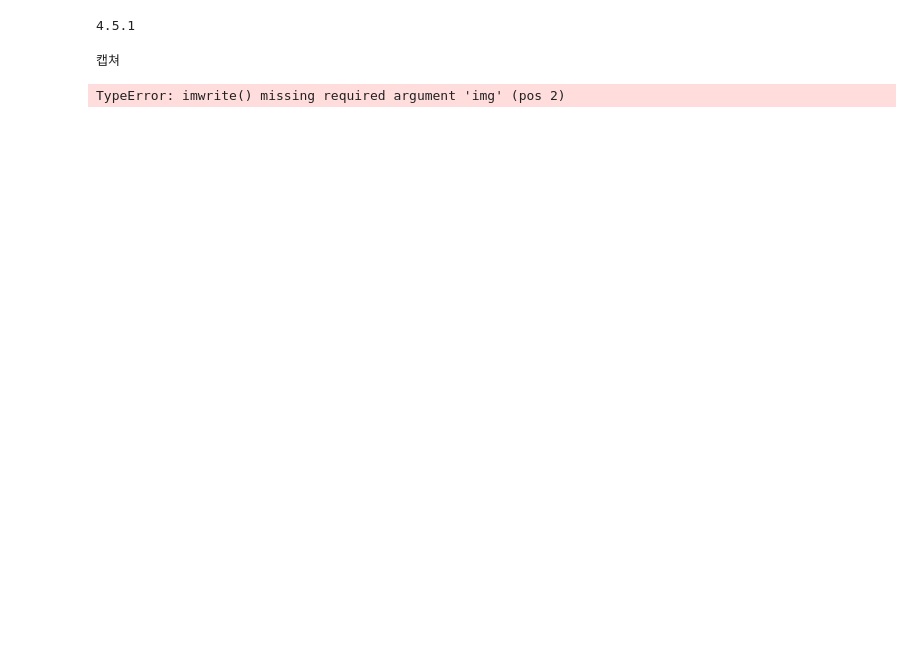
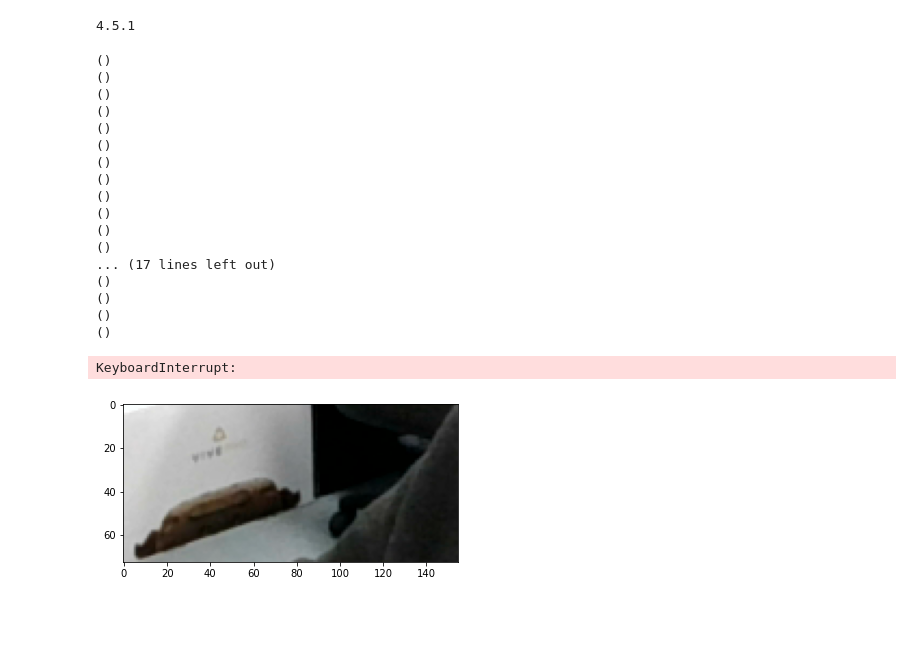
Before and after one commit to MinSoo97/joljak, a Jupyter notebook: yolo_test.ipynb, the cells around one changed output. Saved outputs shown, nothing was run; the diff lists cells and outputs as text; code cells hidden in the pictures; blank space fills up the shorter version.

```diff
--- a/yolo_test.ipynb
+++ b/yolo_test.ipynb
@@ -33,8 +34,8 @@ def findObjects(outputs,img):
     bbox= []
     classIds = []
     confs = []
-    now = datetime.datetime.now().strftime("%d_%H_%M_%S")
-    frame= cap.read()
+ #   now = datetime.datetime.now().strftime("%d_%H_%M_%S")
+ #   frame= cap.read()
 
     for output in outputs:
         for det in output:
@@ -49,44 +50,65 @@ def findObjects(outputs,img):
                 confs.append(float(confidence))
     #print(len(bbox))
     indices = cv2.dnn.NMSBoxes(bbox,confs,confThreshold,nmsThreshold)
-    #print(indices)
+    print(indices)
     for i in indices:
         i = i[0]
         box = bbox[i]
         x,y,w,h = box[0],box[1],box[2],box[3]
         cv2.rectangle(img,(x,y),(x+w,y+h),(255,0,255),2)
         cv2.putText(img,f'{classNames[classIds[i]].upper()} {int(confs[i]*100)}%', (x,y-10),cv2.FONT_HERSHEY_SIMPLEX,0.6,(255,0,255),2)
-
-        if (classNames[classIds[i]].upper() == "EXPIRATION DATE"):
-            print("캡쳐")
-            cv2.imwrite("C:/"+ str(now) + ".png")
+        #ED_pic = frame[x:x+h, y:y+w]
+       # plt.imshow(ED_pic)
+       # plt.show
 
         #print(classNames[classIds[i]].upper())
+        if indices == [[0]]:
+            ret,frame = cap.read()
+            ED_pic = frame[x:x+h, y:y+w]
+            plt.imshow(ED_pic)
+            plt.show
 
 while True:
     success, img = cap.read()
 
     blob = cv2.dnn.blobFromImage(img,1/255,(whT,whT),[0,0,0],1,crop=False)
     net.setInput(blob)
 
     layerNames = net.getLayerNames()
    # print(layerNames)
     outputNames = [layerNames[i[0]-1] for i in net.getUnconnectedOutLayers()]
     #print(outputNames)
    # print(net.getUnconnectedOutLayers())
 
     outputs = net.forward(outputNames)
     #print(outputs[0].shape)
     #print(outputs[1].shape)
     #print(outputs[2].shape)
     #print(outputs[0][0])
 
     findObjects(outputs,img)
 
     cv2.imshow('Img',img)
     cv2.waitKey(1)
 # %% [output]
-캡쳐
+()
+()
+()
+()
+()
+()
+()
+()
+()
+()
+()
+()
+... (17 lines left out)
+()
+()
+()
+()
-TypeError: imwrite() missing required argument 'img' (pos 2)
+KeyboardInterrupt:
+[figure, added]
 # %% [markdown]
 #
```
Also changed, not shown: parts of 1 cell of this notebook, 2 other files.
